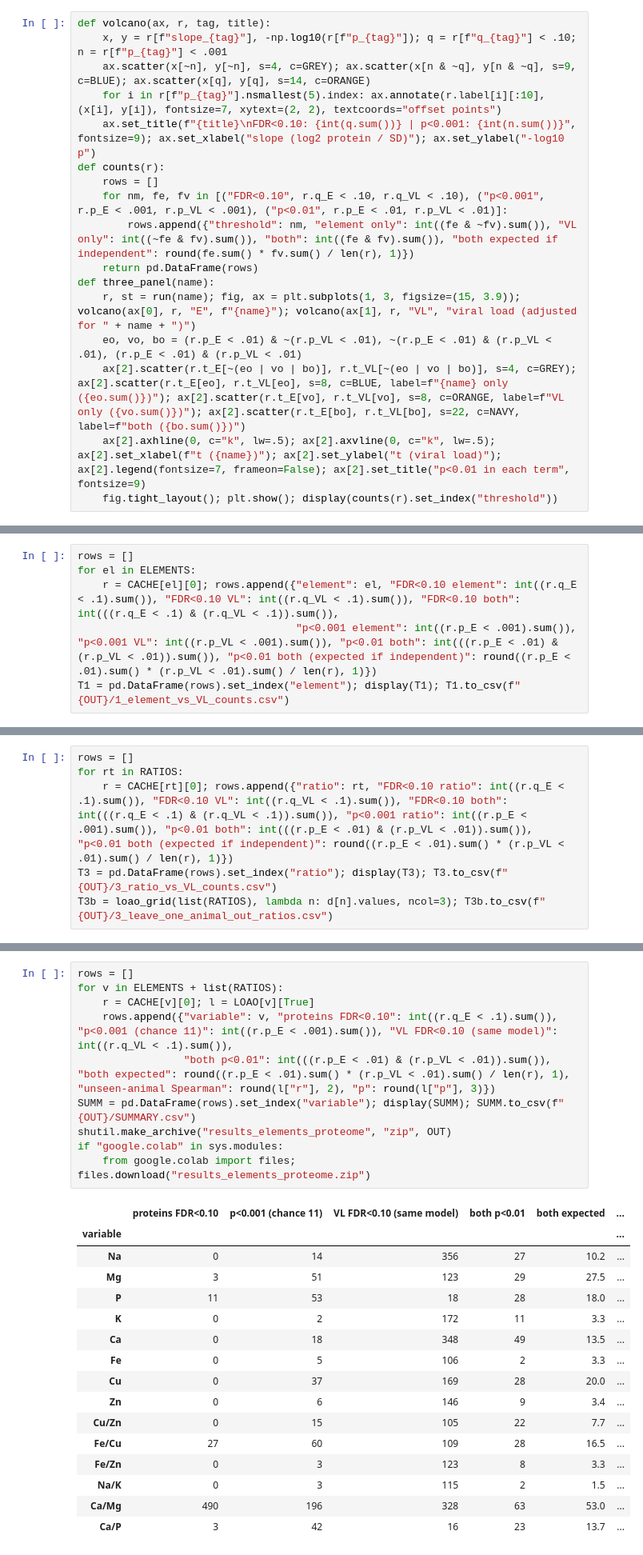
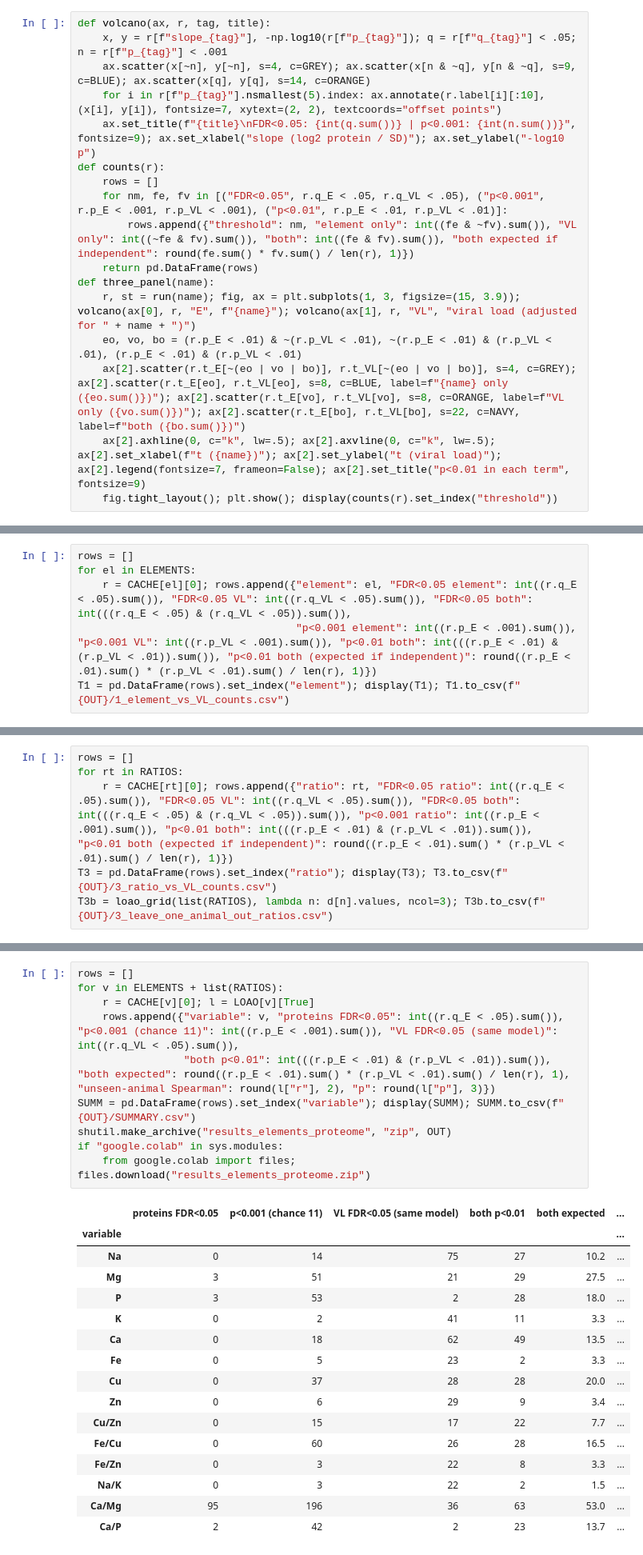
Before and after one commit to Isra-inventor/PRISM, a Jupyter notebook: omics_element_lmm/colab/Elements_Proteome_Colab_v2_executed.ipynb, the cells around one changed output, grey strips where cells are left out. Shown at 80% size. Drawn from its saved outputs; the diff is of its cells as text.

```diff
--- a/omics_element_lmm/colab/Elements_Proteome_Colab_v2_executed.ipynb
+++ b/omics_element_lmm/colab/Elements_Proteome_Colab_v2_executed.ipynb
@@ -119,13 +119,13 @@ def run(name):
 {'Iron': 17, 'Copper': 9, 'Zinc': 15, 'Calcium/bone': 19, 'Na/K transport': 5, 'Acute phase': 16, 'Interferon': 12, 'Platelet': 18, 'Red cell': 8}
 # %%
 def volcano(ax, r, tag, title):
-    x, y = r[f"slope_{tag}"], -np.log10(r[f"p_{tag}"]); q = r[f"q_{tag}"] < .10; n = r[f"p_{tag}"] < .001
+    x, y = r[f"slope_{tag}"], -np.log10(r[f"p_{tag}"]); q = r[f"q_{tag}"] < .05; n = r[f"p_{tag}"] < .001
     ax.scatter(x[~n], y[~n], s=4, c=GREY); ax.scatter(x[n & ~q], y[n & ~q], s=9, c=BLUE); ax.scatter(x[q], y[q], s=14, c=ORANGE)
     for i in r[f"p_{tag}"].nsmallest(5).index: ax.annotate(r.label[i][:10], (x[i], y[i]), fontsize=7, xytext=(2, 2), textcoords="offset points")
-    ax.set_title(f"{title}\nFDR<0.10: {int(q.sum())} | p<0.001: {int(n.sum())}", fontsize=9); ax.set_xlabel("slope (log2 protein / SD)"); ax.set_ylabel("-log10 p")
+    ax.set_title(f"{title}\nFDR<0.05: {int(q.sum())} | p<0.001: {int(n.sum())}", fontsize=9); ax.set_xlabel("slope (log2 protein / SD)"); ax.set_ylabel("-log10 p")
 def counts(r):
     rows = []
-    for nm, fe, fv in [("FDR<0.10", r.q_E < .10, r.q_VL < .10), ("p<0.001", r.p_E < .001, r.p_VL < .001), ("p<0.01", r.p_E < .01, r.p_VL < .01)]:
+    for nm, fe, fv in [("FDR<0.05", r.q_E < .05, r.q_VL < .05), ("p<0.001", r.p_E < .001, r.p_VL < .001), ("p<0.01", r.p_E < .01, r.p_VL < .01)]:
         rows.append({"threshold": nm, "element only": int((fe & ~fv).sum()), "VL only": int((~fe & fv).sum()), "both": int((fe & fv).sum()), "both expected if independent": round(fe.sum() * fv.sum() / len(r), 1)})
     return pd.DataFrame(rows)
 def three_panel(name):
@@ -171,7 +171,7 @@ K: 3s
 # %%
 rows = []
 for el in ELEMENTS:
-    r = CACHE[el][0]; rows.append({"element": el, "FDR<0.10 element": int((r.q_E < .1).sum()), "FDR<0.10 VL": int((r.q_VL < .1).sum()), "FDR<0.10 both": int(((r.q_E < .1) & (r.q_VL < .1)).sum()),
+    r = CACHE[el][0]; rows.append({"element": el, "FDR<0.05 element": int((r.q_E < .05).sum()), "FDR<0.05 VL": int((r.q_VL < .05).sum()), "FDR<0.05 both": int(((r.q_E < .05) & (r.q_VL < .05)).sum()),
                                    "p<0.001 element": int((r.p_E < .001).sum()), "p<0.001 VL": int((r.p_VL < .001).sum()), "p<0.01 both": int(((r.p_E < .01) & (r.p_VL < .01)).sum()), "p<0.01 both (expected if independent)": round((r.p_E < .01).sum() * (r.p_VL < .01).sum() / len(r), 1)})
 T1 = pd.DataFrame(rows).set_index("element"); display(T1); T1.to_csv(f"{OUT}/1_element_vs_VL_counts.csv")
 # %% [output]
@@ -277,7 +277,7 @@ Na/K: 2s
 # %%
 rows = []
 for rt in RATIOS:
-    r = CACHE[rt][0]; rows.append({"ratio": rt, "FDR<0.10 ratio": int((r.q_E < .1).sum()), "FDR<0.10 VL": int((r.q_VL < .1).sum()), "FDR<0.10 both": int(((r.q_E < .1) & (r.q_VL < .1)).sum()), "p<0.001 ratio": int((r.p_E < .001).sum()), "p<0.01 both": int(((r.p_E < .01) & (r.p_VL < .01)).sum()), "p<0.01 both (expected if independent)": round((r.p_E < .01).sum() * (r.p_VL < .01).sum() / len(r), 1)})
+    r = CACHE[rt][0]; rows.append({"ratio": rt, "FDR<0.05 ratio": int((r.q_E < .05).sum()), "FDR<0.05 VL": int((r.q_VL < .05).sum()), "FDR<0.05 both": int(((r.q_E < .05) & (r.q_VL < .05)).sum()), "p<0.001 ratio": int((r.p_E < .001).sum()), "p<0.01 both": int(((r.p_E < .01) & (r.p_VL < .01)).sum()), "p<0.01 both (expected if independent)": round((r.p_E < .01).sum() * (r.p_VL < .01).sum() / len(r), 1)})
 T3 = pd.DataFrame(rows).set_index("ratio"); display(T3); T3.to_csv(f"{OUT}/3_ratio_vs_VL_counts.csv")
 T3b = loao_grid(list(RATIOS), lambda n: d[n].values, ncol=3); T3b.to_csv(f"{OUT}/3_leave_one_animal_out_ratios.csv")
 # %% [output]
@@ -353,27 +353,27 @@ display(S.round(3).style.background_gradient(cmap="Oranges_r", vmin=0, vmax=.3))
 # %%
 rows = []
 for v in ELEMENTS + list(RATIOS):
     r = CACHE[v][0]; l = LOAO[v][True]
-    rows.append({"variable": v, "proteins FDR<0.10": int((r.q_E < .1).sum()), "p<0.001 (chance 11)": int((r.p_E < .001).sum()), "VL FDR<0.10 (same model)": int((r.q_VL < .1).sum()),
+    rows.append({"variable": v, "proteins FDR<0.05": int((r.q_E < .05).sum()), "p<0.001 (chance 11)": int((r.p_E < .001).sum()), "VL FDR<0.05 (same model)": int((r.q_VL < .05).sum()),
                  "both p<0.01": int(((r.p_E < .01) & (r.p_VL < .01)).sum()), "both expected": round((r.p_E < .01).sum() * (r.p_VL < .01).sum() / len(r), 1), "unseen-animal Spearman": round(l["r"], 2), "p": round(l["p"], 3)})
 SUMM = pd.DataFrame(rows).set_index("variable"); display(SUMM); SUMM.to_csv(f"{OUT}/SUMMARY.csv")
 shutil.make_archive("results_elements_proteome", "zip", OUT)
 if "google.colab" in sys.modules:
     from google.colab import files; files.download("results_elements_proteome.zip")
 # %% [output]
-|  | proteins FDR<0.10 | p<0.001 (chance 11) | VL FDR<0.10 (same model) | both p<0.01 | both expected | ... |
+|  | proteins FDR<0.05 | p<0.001 (chance 11) | VL FDR<0.05 (same model) | both p<0.01 | both expected | ... |
 | variable |  |  |  |  |  | ... |
-| Na | 0 | 14 | 356 | 27 | 10.2 | ... |
-| Mg | 3 | 51 | 123 | 29 | 27.5 | ... |
-| P | 11 | 53 | 18 | 28 | 18.0 | ... |
-| K | 0 | 2 | 172 | 11 | 3.3 | ... |
-| Ca | 0 | 18 | 348 | 49 | 13.5 | ... |
-| Fe | 0 | 5 | 106 | 2 | 3.3 | ... |
-| Cu | 0 | 37 | 169 | 28 | 20.0 | ... |
-| Zn | 0 | 6 | 146 | 9 | 3.4 | ... |
-| Cu/Zn | 0 | 15 | 105 | 22 | 7.7 | ... |
-| Fe/Cu | 27 | 60 | 109 | 28 | 16.5 | ... |
-| Fe/Zn | 0 | 3 | 123 | 8 | 3.3 | ... |
-| Na/K | 0 | 3 | 115 | 2 | 1.5 | ... |
-| Ca/Mg | 490 | 196 | 328 | 63 | 53.0 | ... |
-| Ca/P | 3 | 42 | 16 | 23 | 13.7 | ... |
+| Na | 0 | 14 | 75 | 27 | 10.2 | ... |
+| Mg | 3 | 51 | 21 | 29 | 27.5 | ... |
+| P | 3 | 53 | 2 | 28 | 18.0 | ... |
+| K | 0 | 2 | 41 | 11 | 3.3 | ... |
+| Ca | 0 | 18 | 62 | 49 | 13.5 | ... |
+| Fe | 0 | 5 | 23 | 2 | 3.3 | ... |
+| Cu | 0 | 37 | 28 | 28 | 20.0 | ... |
+| Zn | 0 | 6 | 29 | 9 | 3.4 | ... |
+| Cu/Zn | 0 | 15 | 17 | 22 | 7.7 | ... |
+| Fe/Cu | 0 | 60 | 26 | 28 | 16.5 | ... |
+| Fe/Zn | 0 | 3 | 22 | 8 | 3.3 | ... |
+| Na/K | 0 | 3 | 22 | 2 | 1.5 | ... |
+| Ca/Mg | 95 | 196 | 36 | 63 | 53.0 | ... |
+| Ca/P | 2 | 42 | 2 | 23 | 13.7 | ... |
```
Also changed, not shown: parts of 4 cells of this notebook, 3 other files.
